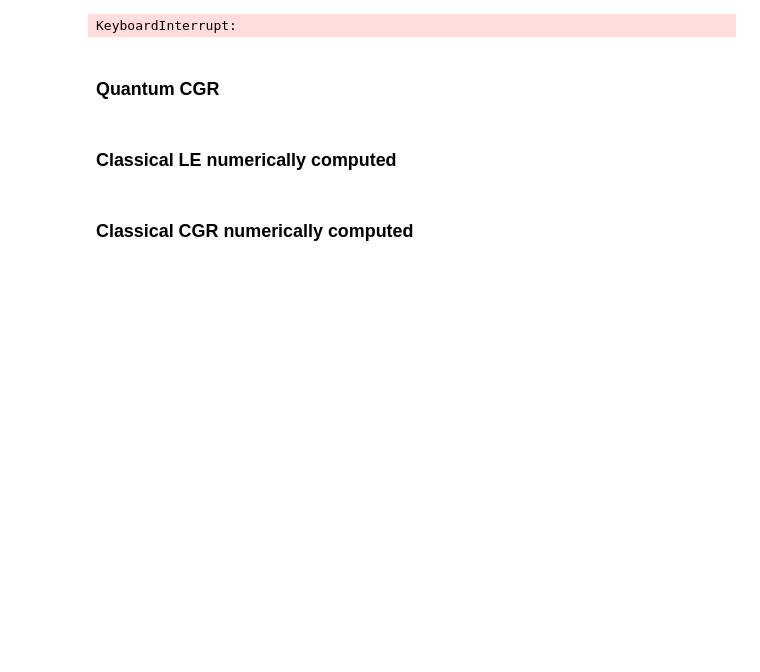
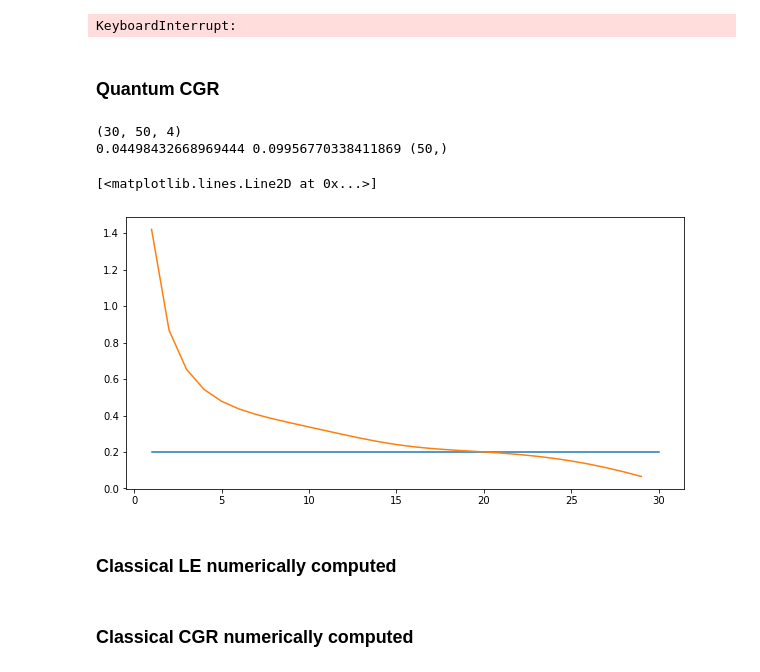
Before and after one commit to CleliaCorridori/OTOC-growth-rate-and-Lyapunov-Exponent-to-inspect-classical-and-quantum-chaos, a Jupyter notebook: CGRandLE.ipynb, the cells around one changed output. Saved outputs shown, nothing was run; the diff lists cells and outputs as text; code cells hidden in the pictures; blank space fills up the shorter version.

```diff
--- a/CGRandLE.ipynb
+++ b/CGRandLE.ipynb
@@ -51,6 +52,19 @@ lyap_Q_T=zeros([len(K),trials])
 for jj in range(trials):
     lyap_Q_T[:,jj]=lyapQ_comp(Kick, K,mean_C[:,:,jj])
 lyap_Q=mean(lyap_Q_T,1)
+# %%
+print(shape(mean_C))
+### sistemare punto 7
+print(K[8],lyap_Q[7],shape(lyap_Q))
+plt.figure(figsize=(10,5))
+lyap_num=lyapunov_num(mean_C[:,7,0],Kick)
+plt.plot(Kick,ones(len(Kick))*lyap_Q[7]*2)
+plt.plot(Kick[:-1],lyap_num)
+# %% [output]
+(30, 50, 4)
+0.04498432668969444 0.09956770338411869 (50,)
+[<matplotlib.lines.Line2D at 0x...>]
+[figure, added]
 # %% [markdown]
 ### Classical LE numerically computed
 # %%
```
Also changed, not shown: parts of 8 cells of this notebook, 4 other files.
